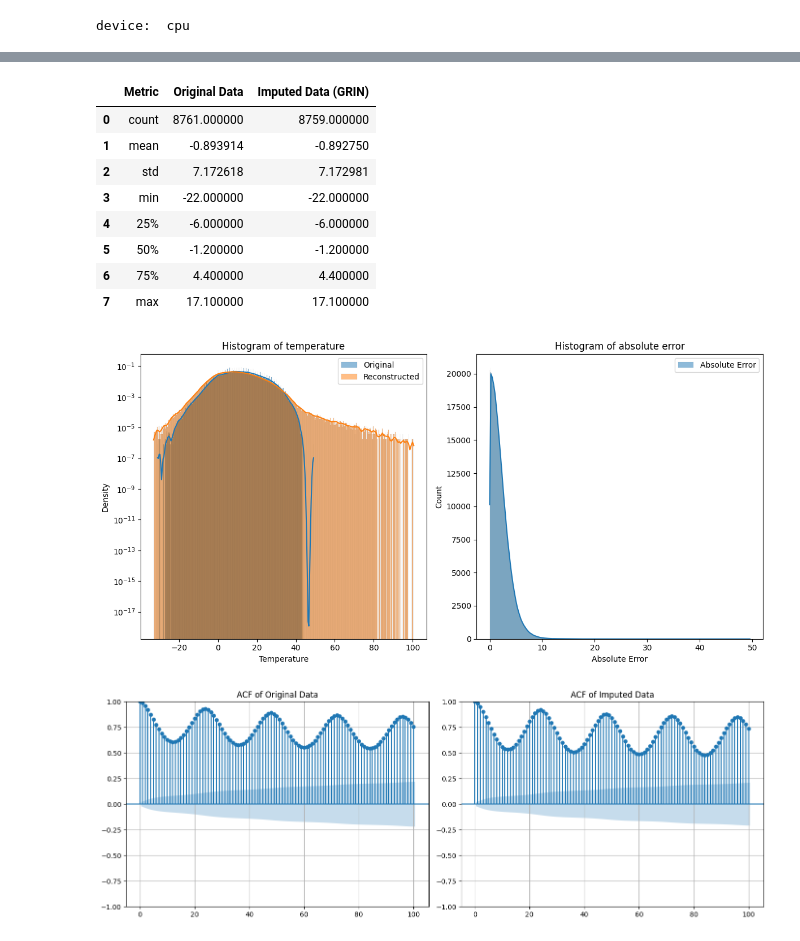
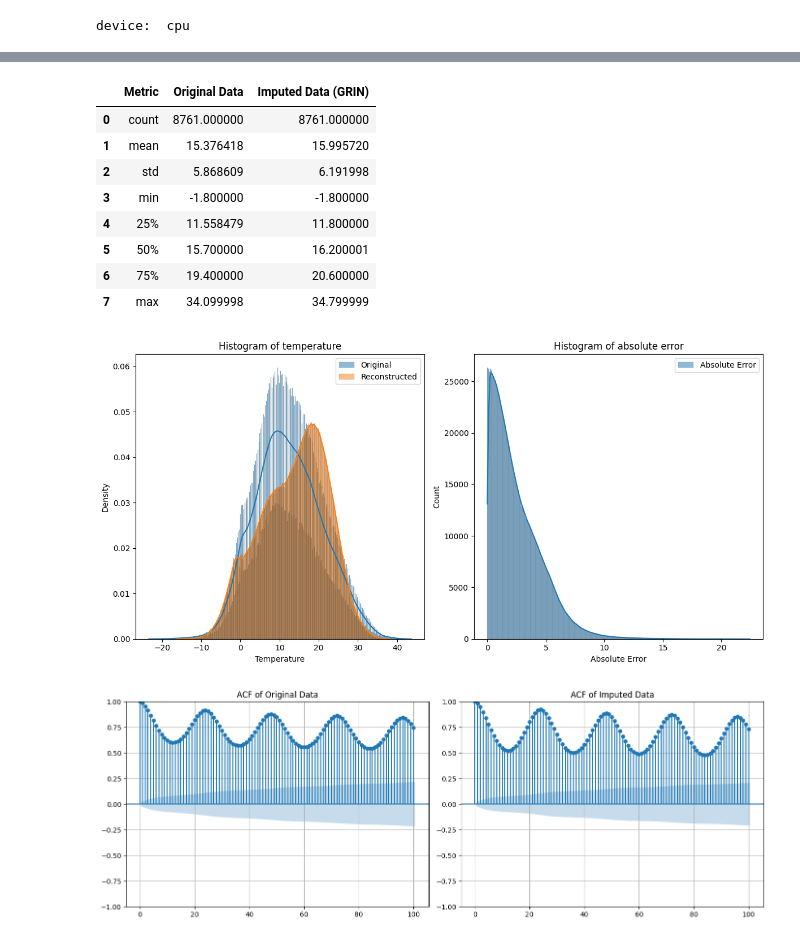
Before and after one commit to leocatteau/Meteo-France, a Jupyter notebook: notebook_guides/analysis.ipynb, the cells around one changed output, grey strips where cells are left out. Drawn from its saved outputs; the diff is of its cells as text; code cells hidden in the pictures.

```diff
--- a/notebook_guides/analysis.ipynb
+++ b/notebook_guides/analysis.ipynb
@@ -33,10 +33,10 @@ data_kwargs.root_path = '../../datasets/'
 data_kwargs.data_path = 'bdclim_safran_2023-2024.nc'
 data_kwargs.has_predictors = False
 data_kwargs.scaler = None
-data_kwargs.batch_size = 50
+data_kwargs.batch_size = 1
 data_kwargs.mask_length = 24*7*10
-data_kwargs.mask_proba = 0.15
-data_kwargs.window = 24
+data_kwargs.mask_proba = 0.5
+data_kwargs.window = 24*7*1
 data_kwargs.horizon = 0
 
 data_provider = DataProvider(data_kwargs)
@@ -44,6 +44,7 @@ clean_data = data_provider.dataset.data
 corrupted_data = data_provider.dataset.corrupted_data
 mask = data_provider.dataset.mask
 eval_mask = data_provider.dataset.eval_mask
+dataloader = data_provider.dataloader()
 adjacency_matrix = torch.FloatTensor(data_provider.data.umap_adjacency(threshold=0.1, verbose=False)).to('cuda:0' if torch.cuda.is_available() else 'cpu')
 
 
@@ -60,5 +61,5 @@ filler.load_model('../trained_models/GRINet.pt')
 device:  cpu
 device:  cpu
 # %%
-reconstructed_data = filler.reconstruct(corrupted_data, mask)
+corrupted_data, reconstructed_data = filler.reconstruct_from_loader(dataloader)
 # %%
@@ -86,37 +92,37 @@ plt.show()
 stats = statistical_comparison(reconstructed_data, clean_data)
 # %% [output]
 |  | Metric | Original Data | Imputed Data (GRIN) |
-| 0 | count | 8761.000000 | 8759.000000 |
-| 1 | mean | -0.893914 | -0.892750 |
-| 2 | std | 7.172618 | 7.172981 |
-| 3 | min | -22.000000 | -22.000000 |
-| 4 | 25% | -6.000000 | -6.000000 |
-| 5 | 50% | -1.200000 | -1.200000 |
-| 6 | 75% | 4.400000 | 4.400000 |
-| 7 | max | 17.100000 | 17.100000 |
+| 0 | count | 8761.000000 | 8761.000000 |
+| 1 | mean | 15.376418 | 15.995720 |
+| 2 | std | 5.868609 | 6.191998 |
+| 3 | min | -1.800000 | -1.800000 |
+| 4 | 25% | 11.558479 | 11.800000 |
+| 5 | 50% | 15.700000 | 16.200001 |
+| 6 | 75% | 19.400000 | 20.600000 |
+| 7 | max | 34.099998 | 34.799999 |
 # %%
 original_station_temp = reconstructed_data[np.where(mask)]
 reconstructed_station_temp = reconstructed_data[np.where(~mask)]
 absolute_error = np.abs(reconstructed_data - clean_data)[np.where(~eval_mask)]
 
 fig, ax = plt.subplots(1, 2, figsize=(12, 6))
 sns.histplot(original_station_temp, label='Original', kde=True, stat="density", ax=ax[0])
 sns.histplot(reconstructed_station_temp, label='Reconstructed', kde=True, stat="density", ax=ax[0])
-ax[0].set_yscale('log')
+# ax[0].set_yscale('log')
 ax[0].set_title("Histogram of temperature")
 ax[0].set_xlabel("Temperature")
 ax[0].set_ylabel("Density")
 ax[0].legend()
 sns.histplot(absolute_error, label='Absolute Error', kde=True, ax=ax[1])
 # ax[1].set_yscale('log')
 ax[1].set_title("Histogram of absolute error")
 ax[1].set_xlabel("Absolute Error")
 ax[1].set_ylabel("Count")
 ax[1].legend()
 plt.tight_layout()
 plt.show()
 # %% [output]
-[figure, old version]
+[figure, new version]
 # %%
 autocorrelation(reconstructed_data, clean_data)
 # %% [output]
```
Also changed, not shown: parts of 7 cells of this notebook, 2 other files.
